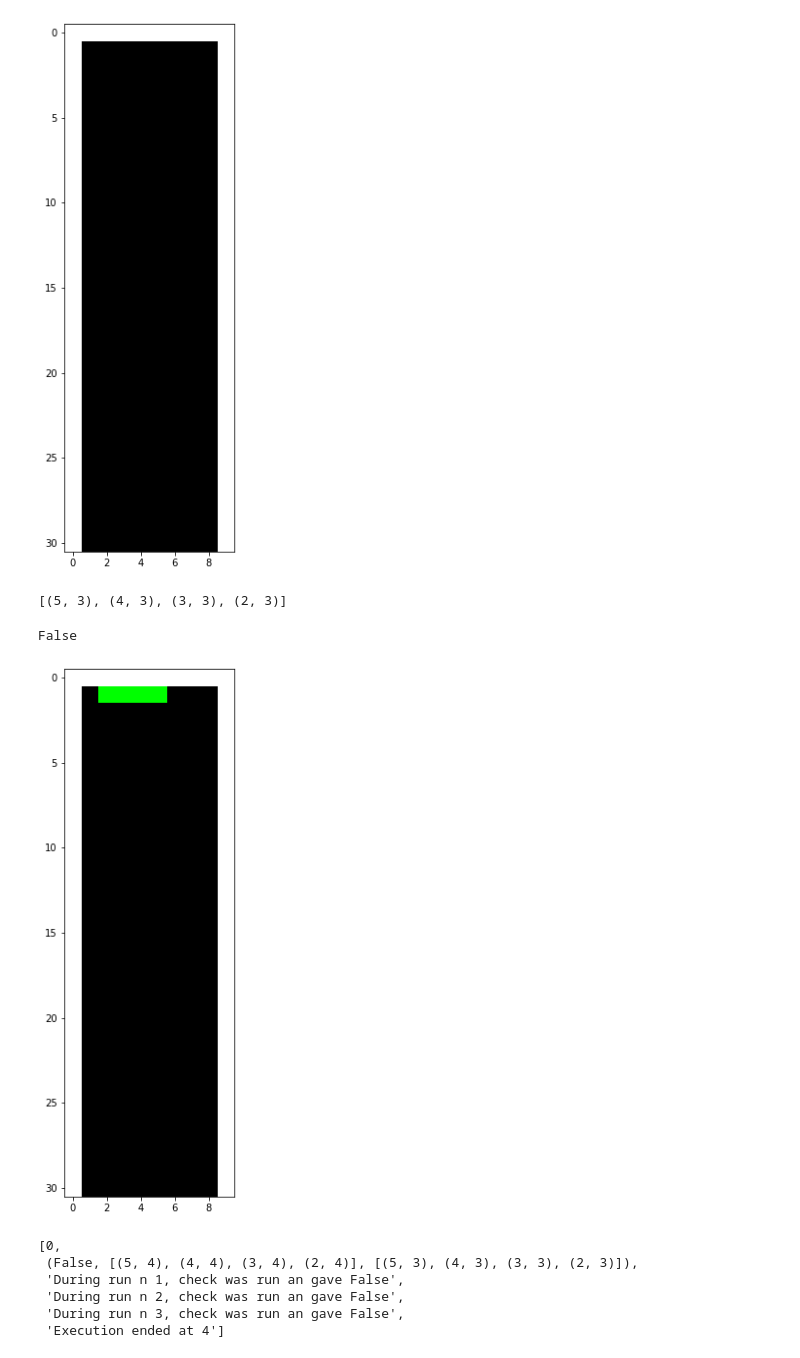
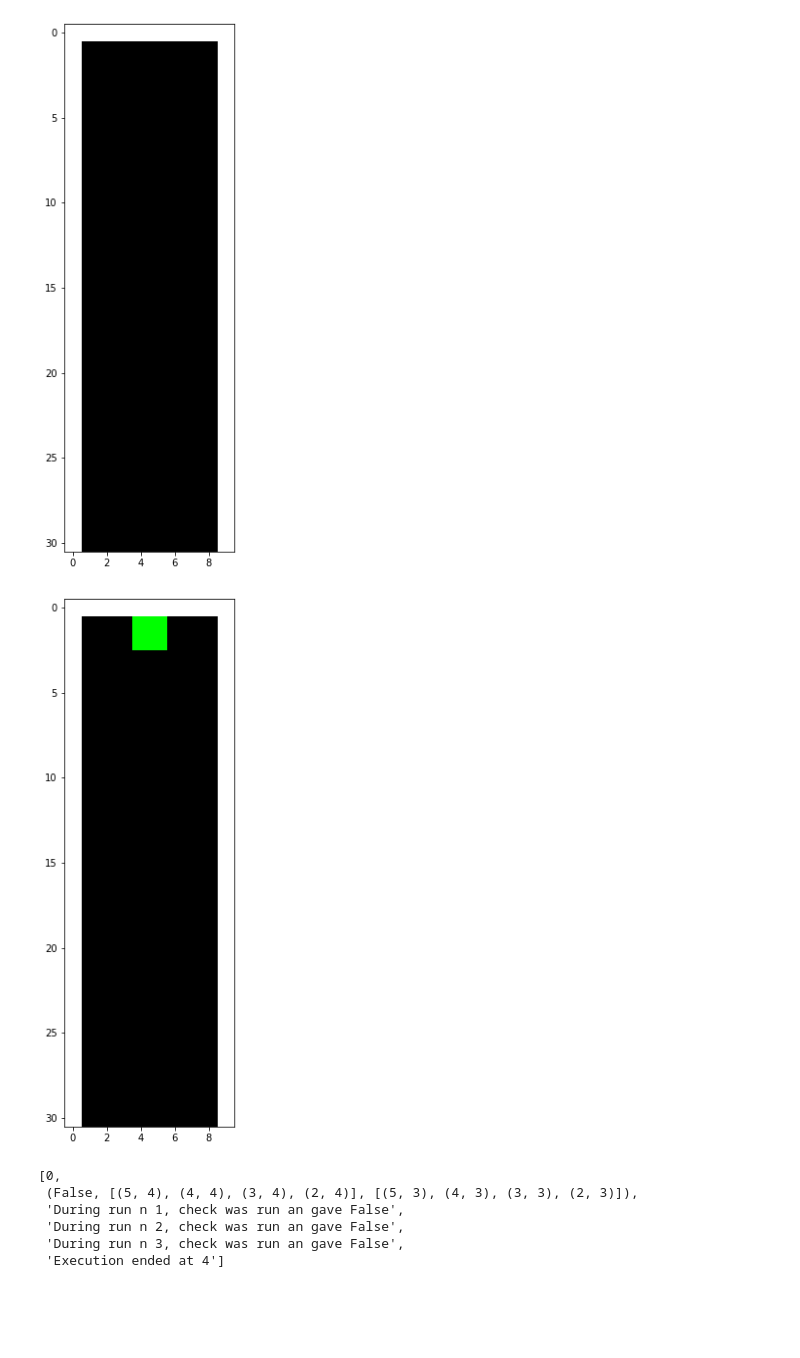
Before and after one commit to Nikolaj90/ImaginoTransference, a Jupyter notebook: AdventChallenge/17/Falling Rocks.ipynb, the cells around one changed output. Saved outputs shown, nothing was run; the diff lists cells and outputs as text; code cells hidden in the pictures; blank space fills up the shorter version.

Commit message:
Stones_added

```diff
--- a/AdventChallenge/17/Falling Rocks.ipynb
+++ b/AdventChallenge/17/Falling Rocks.ipynb
@@ -172,19 +237,11 @@ cave.draw_cave()
 # %% [output]
 [figure]
 # %%
-stone = Stone("-",5,cave.rock_start)
+stone2 = Stone("O",5,cave.rock_start)
-# %%
-stone.next_coord()
-# %% [output]
-[(5, 3), (4, 3), (3, 3), (2, 3)]
-# %%
-cave.check_stop(stone.next_coord())
-# %% [output]
-False
 # %%
-log = cave.falling_stone(stone)
+cave.falling_stone(stone2)
 # %% [output]
-[figure, old version]
+[figure, new version]
 # %%
 log
 # %% [output]
```
Also changed, not shown: parts of 1 cell of this notebook.
